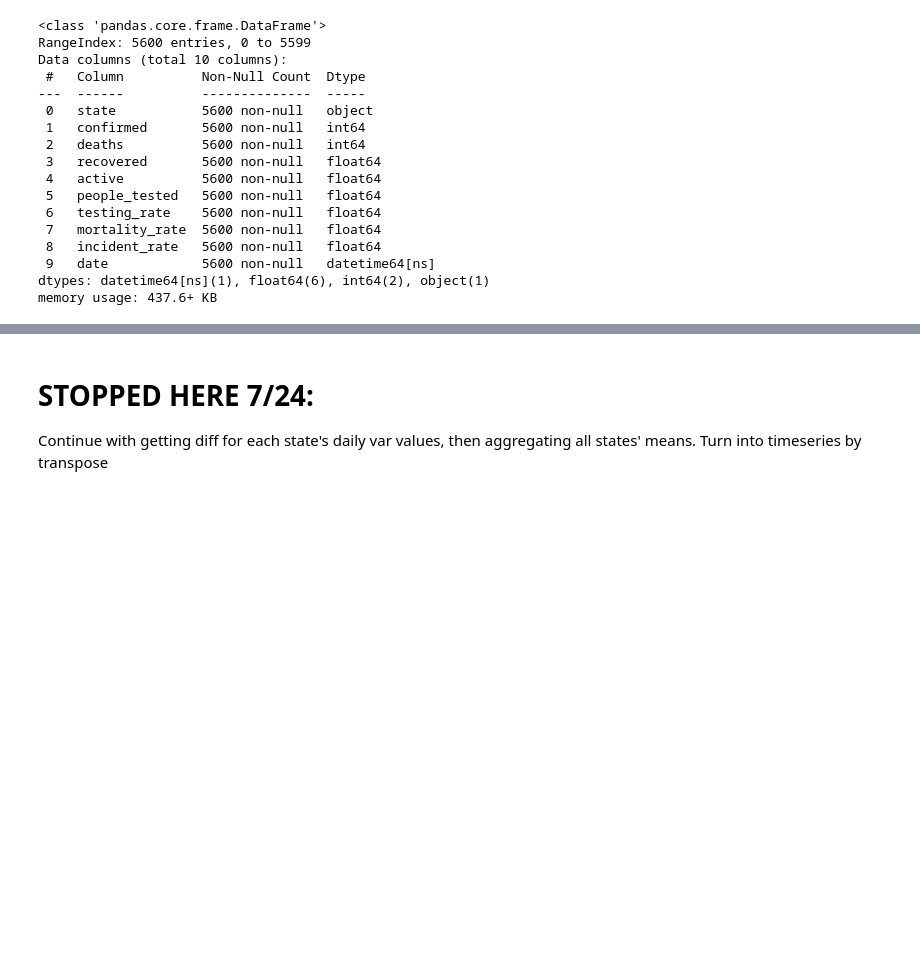
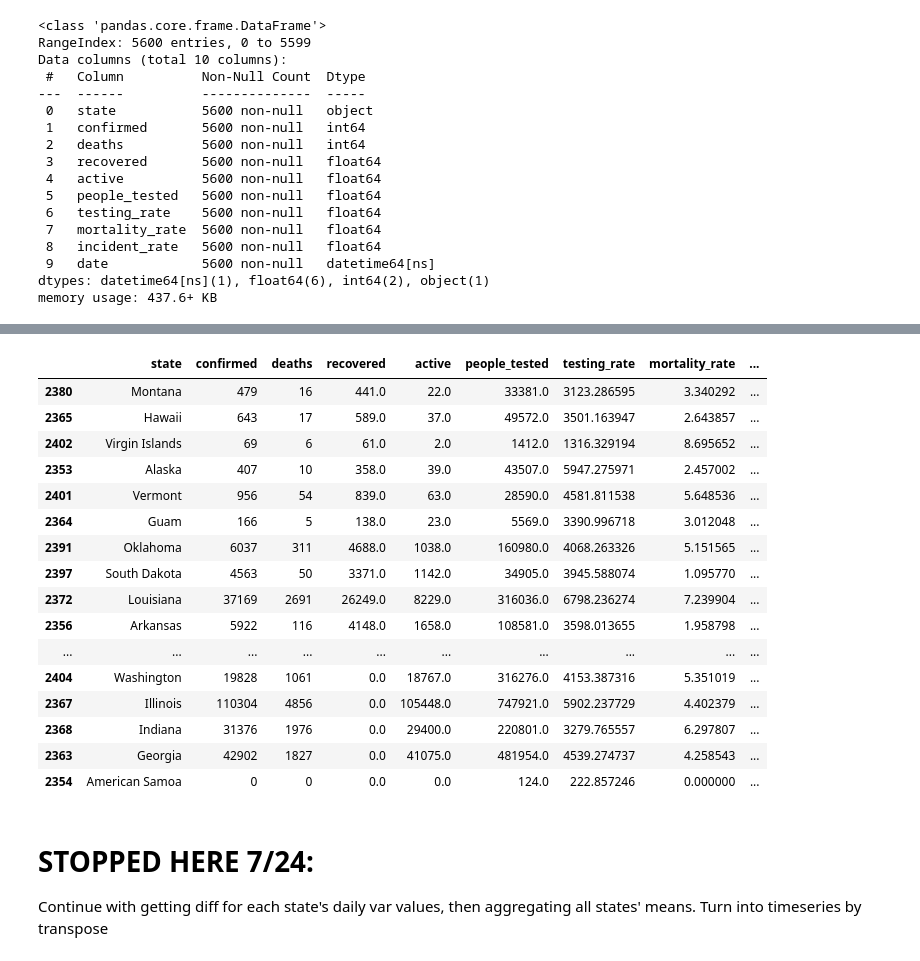
Before and after one commit to jungsNN/covid19-forecast, a Jupyter notebook: rough_draft_2.ipynb, the cells around one changed output, grey strips where cells are left out. Cells and saved outputs as stored; diff of their text form; code cells hidden in the pictures; blank space fills up the shorter version.

```diff
--- a/rough_draft_2.ipynb
+++ b/rough_draft_2.ipynb
@@ -489,3 +518,23 @@ newdf.head()
+# %%
+may26 = cleancopy[cleancopy['date']=='2020-05-25'].sort_values(by='recovery_rate', ascending=False)
+# %% [output]
+|  | state | confirmed | deaths | recovered | active | people_tested | testing_rate | mortality_rate | ... |
+| 2380 | Montana | 479 | 16 | 441.0 | 22.0 | 33381.0 | 3123.286595 | 3.340292 | ... |
+| 2365 | Hawaii | 643 | 17 | 589.0 | 37.0 | 49572.0 | 3501.163947 | 2.643857 | ... |
+| 2402 | Virgin Islands | 69 | 6 | 61.0 | 2.0 | 1412.0 | 1316.329194 | 8.695652 | ... |
+| 2353 | Alaska | 407 | 10 | 358.0 | 39.0 | 43507.0 | 5947.275971 | 2.457002 | ... |
+| 2401 | Vermont | 956 | 54 | 839.0 | 63.0 | 28590.0 | 4581.811538 | 5.648536 | ... |
+| 2364 | Guam | 166 | 5 | 138.0 | 23.0 | 5569.0 | 3390.996718 | 3.012048 | ... |
+| 2391 | Oklahoma | 6037 | 311 | 4688.0 | 1038.0 | 160980.0 | 4068.263326 | 5.151565 | ... |
+| 2397 | South Dakota | 4563 | 50 | 3371.0 | 1142.0 | 34905.0 | 3945.588074 | 1.095770 | ... |
+| 2372 | Louisiana | 37169 | 2691 | 26249.0 | 8229.0 | 316036.0 | 6798.236274 | 7.239904 | ... |
+| 2356 | Arkansas | 5922 | 116 | 4148.0 | 1658.0 | 108581.0 | 3598.013655 | 1.958798 | ... |
+| ... | ... | ... | ... | ... | ... | ... | ... | ... | ... |
+| 2404 | Washington | 19828 | 1061 | 0.0 | 18767.0 | 316276.0 | 4153.387316 | 5.351019 | ... |
+| 2367 | Illinois | 110304 | 4856 | 0.0 | 105448.0 | 747921.0 | 5902.237729 | 4.402379 | ... |
+| 2368 | Indiana | 31376 | 1976 | 0.0 | 29400.0 | 220801.0 | 3279.765557 | 6.297807 | ... |
+| 2363 | Georgia | 42902 | 1827 | 0.0 | 41075.0 | 481954.0 | 4539.274737 | 4.258543 | ... |
+| 2354 | American Samoa | 0 | 0 | 0.0 | 0.0 | 124.0 | 222.857246 | 0.000000 | ... |
 # %% [markdown]
 # STOPPED HERE 7/24:
 Continue with getting diff for each state's daily var values, then aggregating all states' means. Turn into timeseries by transpose
```
Also changed, not shown: parts of 10 cells of this notebook.
